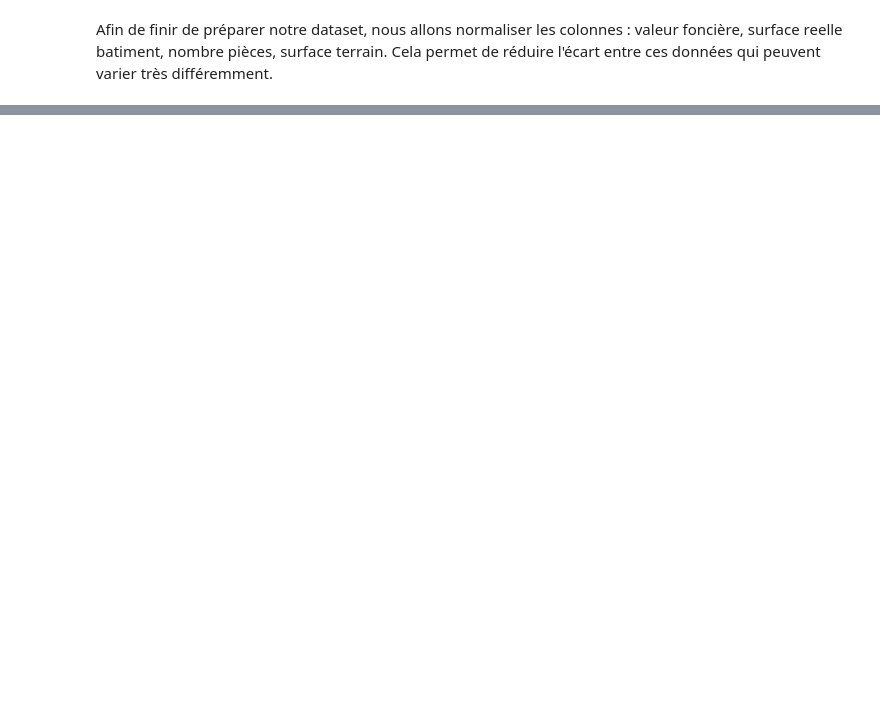
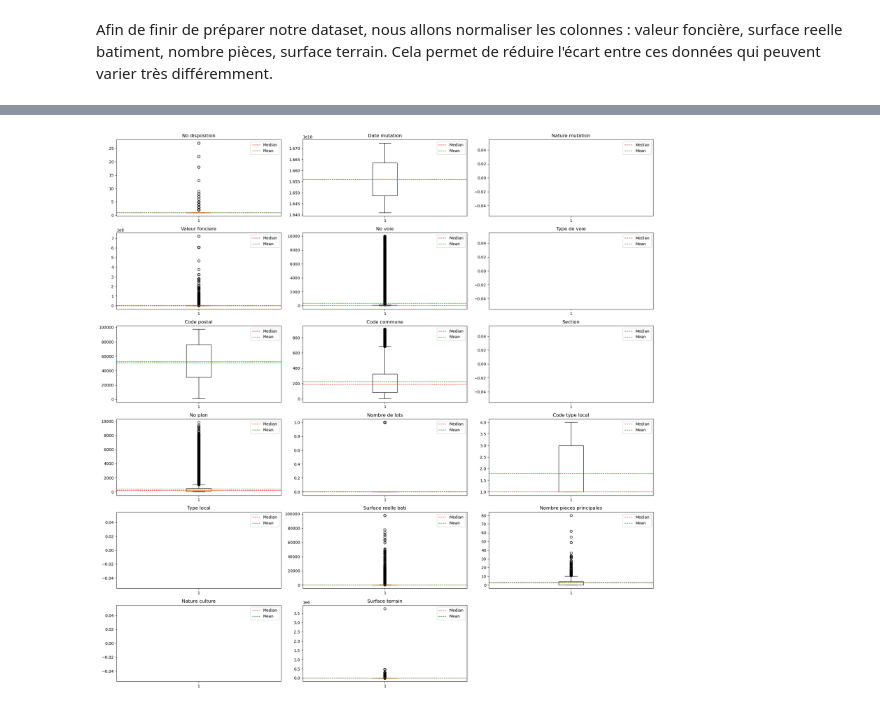
Before and after one commit to juliele1/Data_Project, a Jupyter notebook: Data_Project.ipynb, the cells around one changed output, grey strips where cells are left out. Drawn from its saved outputs; the diff is of its cells as text; code cells hidden in the pictures; blank space fills up the shorter version.

```diff
--- a/Data_Project.ipynb
+++ b/Data_Project.ipynb
@@ -198,0 +385,23 @@ AttributeError: Can only use .str accessor with string values!
+# %%
+# Création des diagrammes en boîte
+
+import matplotlib.pyplot as plt
+import pandas as pd
+
+plt.figure(figsize=(20, 20))
+plt.subplots_adjust(hspace=0.5, wspace=0.3)
+
+for i, column in enumerate(data.columns):
+    column_data = pd.to_numeric(data[column], errors='coerce')
+    plt.subplot(6, 3, i+1)
+    plt.boxplot(column_data)
+    plt.title(column)
+    if column_data.dtype.name != 'category':
+        plt.axhline(column_data.median(), color='r', linestyle='dashed', linewidth=1, label='Median')
+        plt.axhline(column_data.mean(), color='g', linestyle='dashed', linewidth=1, label='Mean')
+        plt.legend()
+
+plt.tight_layout()
+plt.show()
+# %% [output]
+[figure, added]
```
Also changed, not shown: parts of 23 cells of this notebook, 1 other file.
